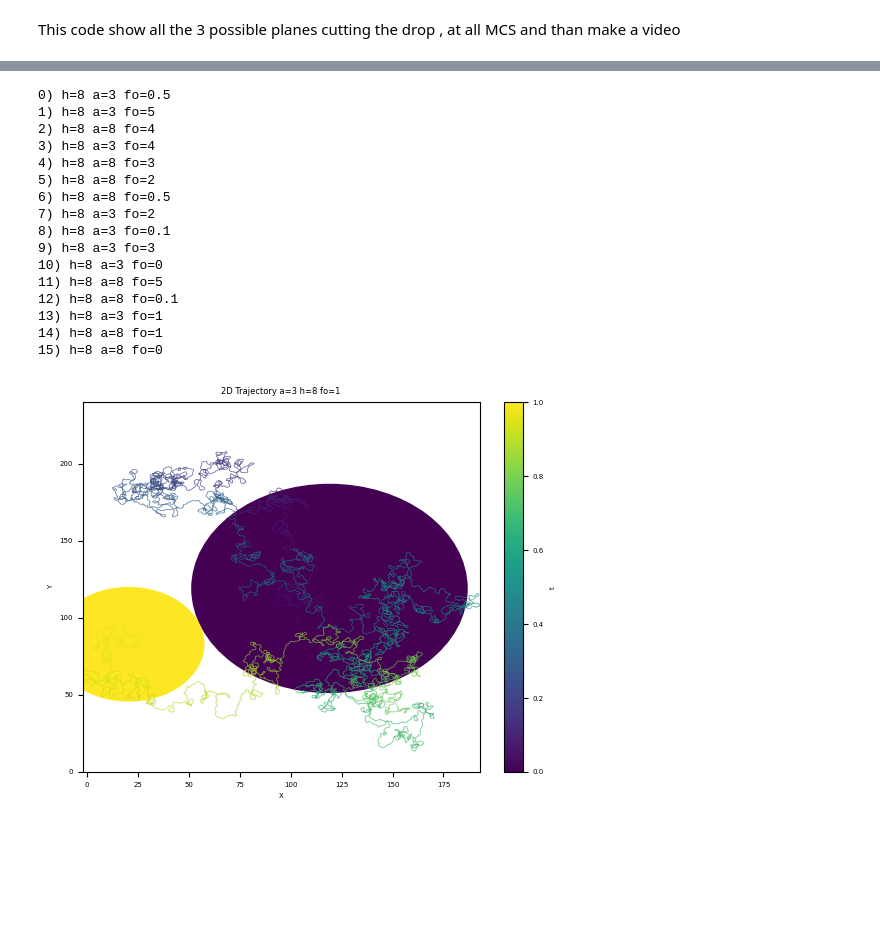
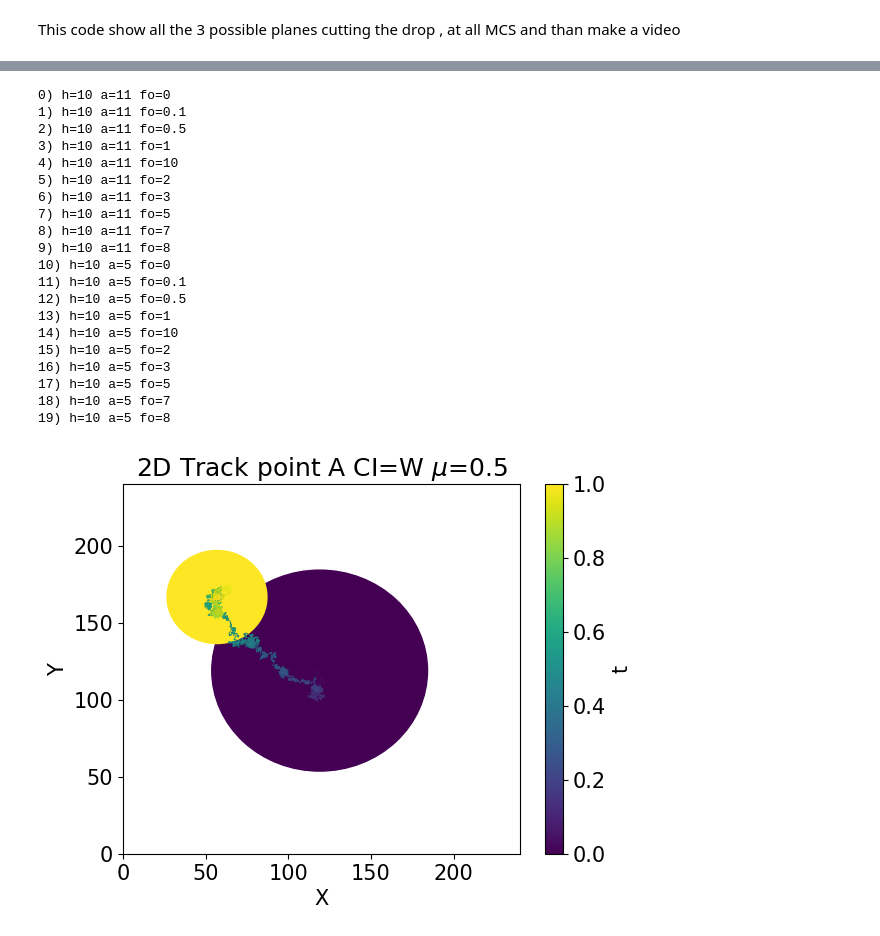
Before and after one commit to bboattini/active_drop_C, a Jupyter notebook: data_processings.ipynb, the cells around one changed output, grey strips where cells are left out. Drawn from its saved outputs; the diff is of its cells as text; code cells hidden in the pictures; blank space fills up the shorter version.

```diff
--- a/data_processings.ipynb
+++ b/data_processings.ipynb
@@ -288,5 +310,2 @@ plt.show()
 # %% [markdown]
 CM MSD for fixed **a** value
-# %%
-plt.rcParams['text.usetex'] = True
-print(r'MSD^1/2')
@@ -424,7 +489,7 @@ altura = []
 log = input("\nDeseja printar os dados? Se sim, escolha qual tipo: (CB/WE)")
 for f in files_to_read:
   #Loop de geração de gráficos
-  t, V, Vw, Vo, E, bxw, byw, bxo,byo, rxw, ryw, rxo, ryo, txw, tyw,txo, tyo, npxw,npyw, npxo,npyo, vbw, vbo, vrw,vro, pw, po, fw, fo, vpw, vpo, xm_CM, ym_CM, zm_CM = np.loadtxt(f, unpack=True)
+  t, V, Vw, E, bxw, byw, rxw, ryw, txw, tyw, vbw, vrw, vpw, x_CM, y_CM, z_CM = np.loadtxt(f, unpack=True)
 
   state = state_from_file(f)
   N = 1
@@ -711,7 +896,7 @@ for i, file in enumerate(file_dict):
     state = state_from_file(file)
 
     m = file
-    t, V, Vw, Vo, E, bxw, byw, bxo,byo, rxw, ryw, rxo, ryo, txw, tyw,txo, tyo, npxw,npyw, npxo,npyo, vbw, vbo, vrw,vro, pw, po, fw, fo, vpw, vpo, xm_CM, ym_CM, zm_CM = np.loadtxt(m, unpack=True)
+    t, V, Vw, E, bxw, byw, rxw, ryw, txw, tyw, vbw, vrw, vpw, x_CM, y_CM, z_CM = np.loadtxt(m, unpack=True)
 
     # Find the corresponding subplot
     Row = vertical.tolist().index(vert_index)
@@ -751,5 +936,5 @@ for i, file in enumerate(file_dict):
     ax.legend(loc="upper left")
 
 # Save the figure as a JPEG file
-fig.savefig(f"Vp_diagram_10_{vert}-vs-{hori}.jpg", format='jpeg')
+fig.savefig(f"Vp_diagram_{vert}-vs-{hori}.jpg", format='jpeg')
 # %% [output]
@@ -1102,21 +1313,14 @@ writer = imageio.get_writer(f"{state}{movie}.mp4", fps=20)
 for im in fileList:
     writer.append_data(imageio.imread(im))
 writer.close()
-# %%
-state = input("Digite o estado desejado: (WE/CB)")
-l = 240
-
-measures_dict = file_crawler(path)['measures']
-measures_dict = [f for f in measures_dict if f'{state}_' in f]
-for i in range(len(measures_dict)):
-    print(f"{i}) h={h_from_file(measures_dict[i])} a={a_from_file(measures_dict[i])} fo={fo_from_file(measures_dict[i])}")
 # %%
 from mpl_toolkits.mplot3d.art3d import Line3DCollection
 import matplotlib.collections as mcoll
 from matplotlib.patches import Circle
-ax.clear()
+#ax.clear()
 state = input("Digite o estado desejado: (WE/CB)")
 l = 240
+plt.rcParams['font.size'] = '15'
 
 measures_dict = file_crawler(path)['measures']
 measures_dict = [f for f in measures_dict if f'{state}_' in f]
@@ -1126,7 +1330,7 @@ for i in range(len(measures_dict)):
 file_index = input("Digite o número do arquivo que deseja visualizar: ")
 
 measure_file = measures_dict[int(file_index)]
-t, V, Vw, Vo, E, bxw, byw, bxo,byo, rxw, ryw, rxo, ryo, txw, tyw,txo, tyo, npxw,npyw, npxo,npyo, vbw, vbo, vrw,vro, pw, po, fw, fo, vpw, vpo, xm_CM, ym_CM, zm_CM = np.loadtxt(measure_file, unpack=True)
+t, V, Vw, E, bxw, byw, rxw, ryw, txw, tyw, vbw, vrw, vpw, xm_CM, ym_CM, zm_CM = np.loadtxt(measure_file, unpack=True)
 
 B_init = (bxw[0] + byw[0])/2
 Bx_stat = np.mean(bxw[int(len(bxw)//2):])
@@ -1139,6 +1343,7 @@ file = measures_dict[int(file_index)]
 a = a_from_file(file)
 h = h_from_file(file)
 fo = fo_from_file(file)
+state = state_from_file(file)
 
 for i in range(1,len(xm_CM)):
     if abs(xm_CM[i] - xm_CM[i-1]) > l/2:
@@ -1154,7 +1359,6 @@ segments = np.stack([R[:-1,1:3], R[1:,1:3]], axis=1)
 
 cmap = plt.cm.get_cmap("viridis")
 norm = plt.Normalize(0, t[-1])
-
 
 fig = plt.figure()
 ax = fig.add_subplot(111)
@@ -1164,51 +1368,64 @@ xmax = np.max(xm_CM)
 ymin = np.min(ym_CM)
 ymax = np.max(ym_CM)
 
 lc = mcoll.LineCollection(segments, linewidths=0.5, colors=cmap(norm(R[:-1,0])))
 ax.add_collection(lc)
 ax.set_xlabel("X")
 if (xmax) < l and (xmin) > 0:
     ax.set_xlim(0, l)
     flag = False
 else:
     ax.set_xlim(xmin , xmax)
     flag = True
 ax.set_ylabel("Y")
 if (ymax) < l and (ymin) > 0:
     ax.set_ylim(0, l)
 else:
     ax.set_ylim(ymin , ymax)
+
+G_dict = {}
+G_dict['5'] = 'A'
+G_dict['11'] = 'B'
+
+CI_dict = {}
+CI_dict['WE'] = 'W'
+CI_dict['CB'] = 'D'
+
 fig.colorbar(lc, label='t', ax=ax)
-ax.set_title(f"2D Trajectory a={a} h={h} fo={fo}")
+ax.set_title(f"2D Track point {G_dict[str(a)]} CI={CI_dict[state]} "+r"$\mu$="+f"{fo}")
 
 # Create a circle
 circle_init = Circle((xm_CM[0], ym_CM[0]), B_init, color=cmap(norm(0)), fill=True)
 circle = Circle((xm_CM[-1], ym_CM[-1]), B_stat, color=cmap(norm(t[-1])), fill=True)
 
 # Add the circle to the axes
 ax.add_patch(circle_init)
 ax.add_patch(circle)
 
 plt.savefig(f"2D_{state}_CM_a-{a}_h-{h}_fo-{fo}.jpeg")
 plt.show()
 # %% [output]
-0) h=8 a=3 fo=0.5
-1) h=8 a=3 fo=5
-2) h=8 a=8 fo=4
-3) h=8 a=3 fo=4
-4) h=8 a=8 fo=3
-5) h=8 a=8 fo=2
-6) h=8 a=8 fo=0.5
-7) h=8 a=3 fo=2
-8) h=8 a=3 fo=0.1
-9) h=8 a=3 fo=3
-10) h=8 a=3 fo=0
-11) h=8 a=8 fo=5
-12) h=8 a=8 fo=0.1
-13) h=8 a=3 fo=1
-14) h=8 a=8 fo=1
-15) h=8 a=8 fo=0
+0) h=10 a=11 fo=0
+1) h=10 a=11 fo=0.1
+2) h=10 a=11 fo=0.5
+3) h=10 a=11 fo=1
+4) h=10 a=11 fo=10
+5) h=10 a=11 fo=2
+6) h=10 a=11 fo=3
+7) h=10 a=11 fo=5
+8) h=10 a=11 fo=7
+9) h=10 a=11 fo=8
+10) h=10 a=5 fo=0
+11) h=10 a=5 fo=0.1
+12) h=10 a=5 fo=0.5
+13) h=10 a=5 fo=1
+14) h=10 a=5 fo=10
+15) h=10 a=5 fo=2
+16) h=10 a=5 fo=3
+17) h=10 a=5 fo=5
+18) h=10 a=5 fo=7
+19) h=10 a=5 fo=8
-[figure, old version]
+[figure, new version]
 # %%
 file_dict = file_crawler(path)['measures']
 #--------------------------------------------------------------------------------------
```
Also changed, not shown: parts of 14 cells of this notebook.
